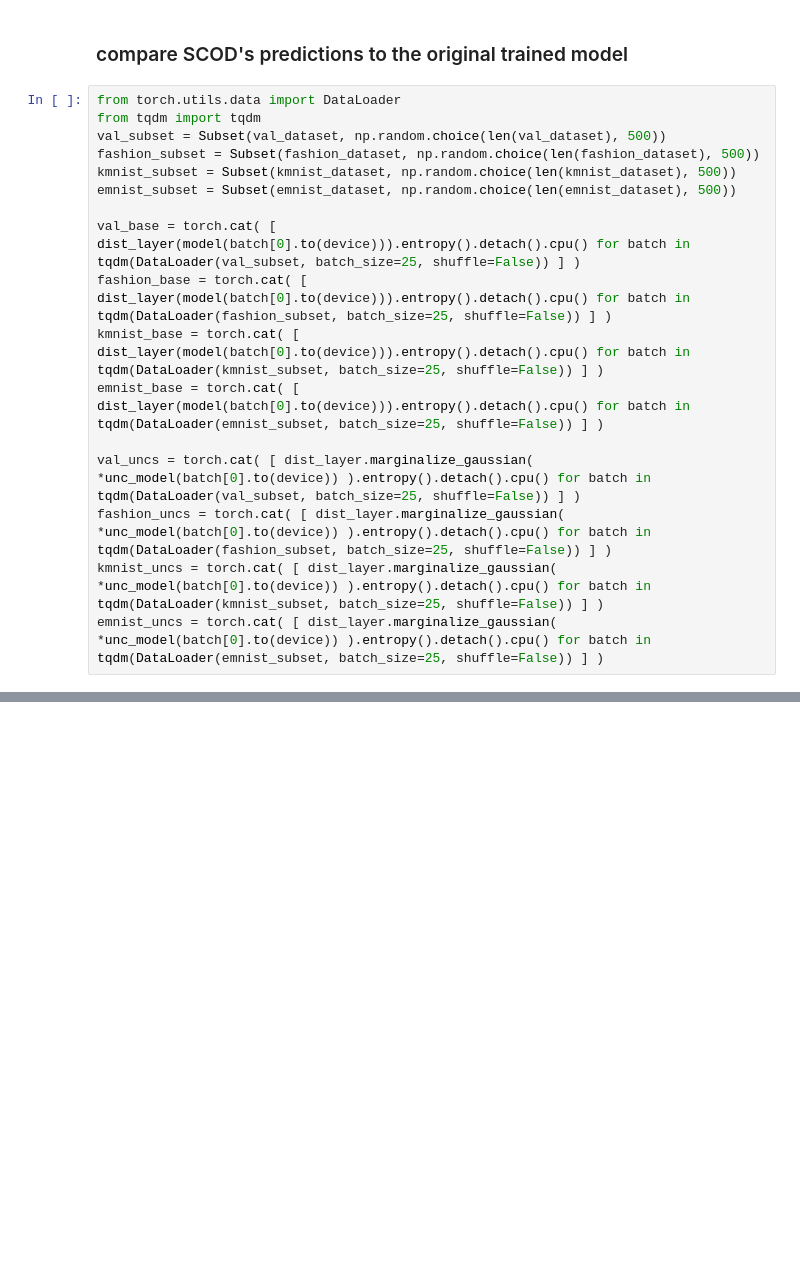
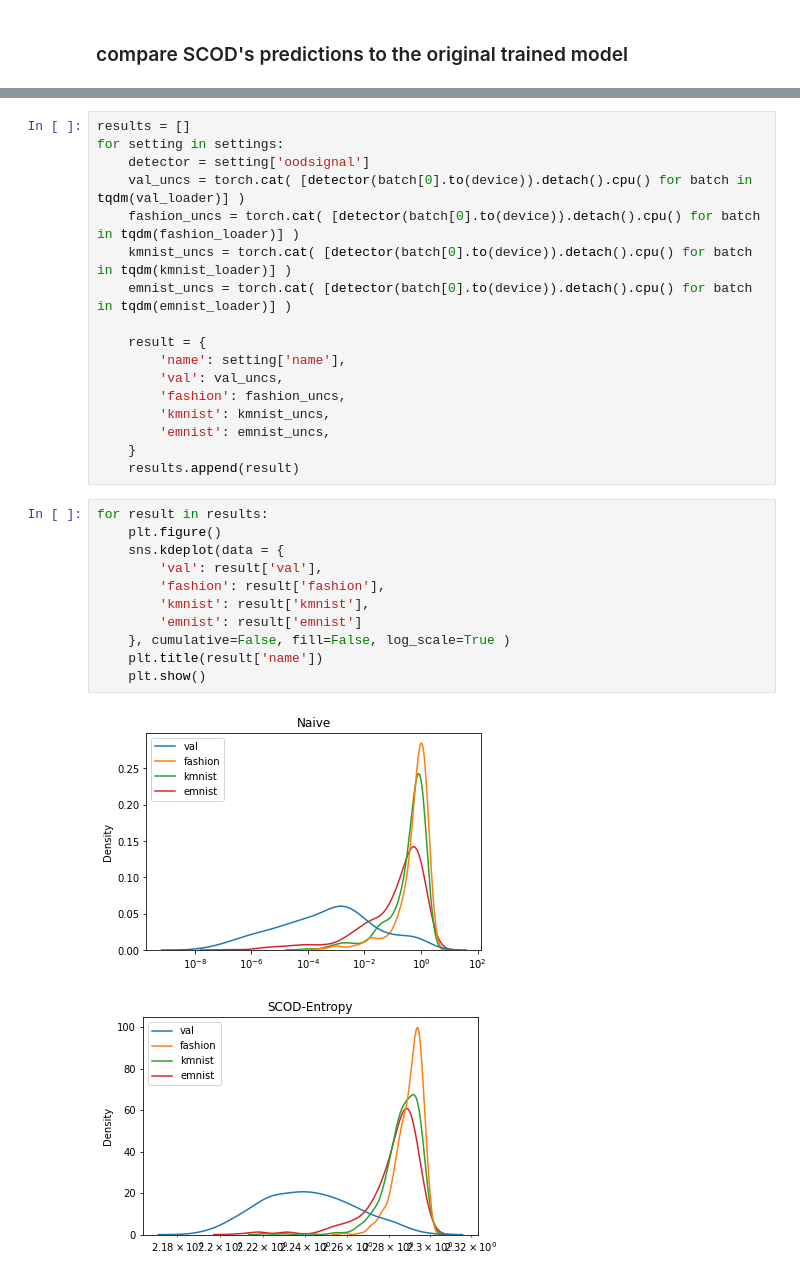
Before and after one commit to StanfordASL/scod-module, a Jupyter notebook: demos/MNIST.ipynb, the cells around one changed output, grey strips where cells are left out. Cells and saved outputs as stored; diff of their text form; blank space fills up the shorter version.

```diff
--- a/demos/MNIST.ipynb
+++ b/demos/MNIST.ipynb
@@ -119,20 +157,3 @@ computing basis
 using T = 304
 # %% [markdown]
 ### compare SCOD's predictions to the original trained model
-# %%
-from torch.utils.data import DataLoader
-from tqdm import tqdm
-val_subset = Subset(val_dataset, np.random.choice(len(val_dataset), 500))
-fashion_subset = Subset(fashion_dataset, np.random.choice(len(fashion_dataset), 500))
-kmnist_subset = Subset(kmnist_dataset, np.random.choice(len(kmnist_dataset), 500))
-emnist_subset = Subset(emnist_dataset, np.random.choice(len(emnist_dataset), 500))
-
-val_base = torch.cat( [ dist_layer(model(batch[0].to(device))).entropy().detach().cpu() for batch in tqdm(DataLoader(val_subset, batch_size=25, shuffle=False)) ] )
-fashion_base = torch.cat( [ dist_layer(model(batch[0].to(device))).entropy().detach().cpu() for batch in tqdm(DataLoader(fashion_subset, batch_size=25, shuffle=False)) ] )
-kmnist_base = torch.cat( [ dist_layer(model(batch[0].to(device))).entropy().detach().cpu() for batch in tqdm(DataLoader(kmnist_subset, batch_size=25, shuffle=False)) ] )
-emnist_base = torch.cat( [ dist_layer(model(batch[0].to(device))).entropy().detach().cpu() for batch in tqdm(DataLoader(emnist_subset, batch_size=25, shuffle=False)) ] )
-
-val_uncs = torch.cat( [ dist_layer.marginalize_gaussian( *unc_model(batch[0].to(device)) ).entropy().detach().cpu() for batch in tqdm(DataLoader(val_subset, batch_size=25, shuffle=False)) ] )
-fashion_uncs = torch.cat( [ dist_layer.marginalize_gaussian( *unc_model(batch[0].to(device)) ).entropy().detach().cpu() for batch in tqdm(DataLoader(fashion_subset, batch_size=25, shuffle=False)) ] )
-kmnist_uncs = torch.cat( [ dist_layer.marginalize_gaussian( *unc_model(batch[0].to(device)) ).entropy().detach().cpu() for batch in tqdm(DataLoader(kmnist_subset, batch_size=25, shuffle=False)) ] )
-emnist_uncs = torch.cat( [ dist_layer.marginalize_gaussian( *unc_model(batch[0].to(device)) ).entropy().detach().cpu() for batch in tqdm(DataLoader(emnist_subset, batch_size=25, shuffle=False)) ] )
@@ -161,0 +198,31 @@ plt.show()
+# %%
+results = []
+for setting in settings:
+    detector = setting['oodsignal']
+    val_uncs = torch.cat( [detector(batch[0].to(device)).detach().cpu() for batch in tqdm(val_loader)] )
+    fashion_uncs = torch.cat( [detector(batch[0].to(device)).detach().cpu() for batch in tqdm(fashion_loader)] )
+    kmnist_uncs = torch.cat( [detector(batch[0].to(device)).detach().cpu() for batch in tqdm(kmnist_loader)] )
+    emnist_uncs = torch.cat( [detector(batch[0].to(device)).detach().cpu() for batch in tqdm(emnist_loader)] )
+
+    result = {
+        'name': setting['name'],
+        'val': val_uncs,
+        'fashion': fashion_uncs,
+        'kmnist': kmnist_uncs,
+        'emnist': emnist_uncs,
+    }
+    results.append(result)
+# %%
+for result in results:
+    plt.figure()
+    sns.kdeplot(data = {
+        'val': result['val'],
+        'fashion': result['fashion'],
+        'kmnist': result['kmnist'],
+        'emnist': result['emnist']
+    }, cumulative=False, fill=False, log_scale=True )
+    plt.title(result['name'])
+    plt.show()
+# %% [output]
+[figure, added]
+[figure, added]
```
Also changed, not shown: parts of 11 cells of this notebook, 2 other files.
